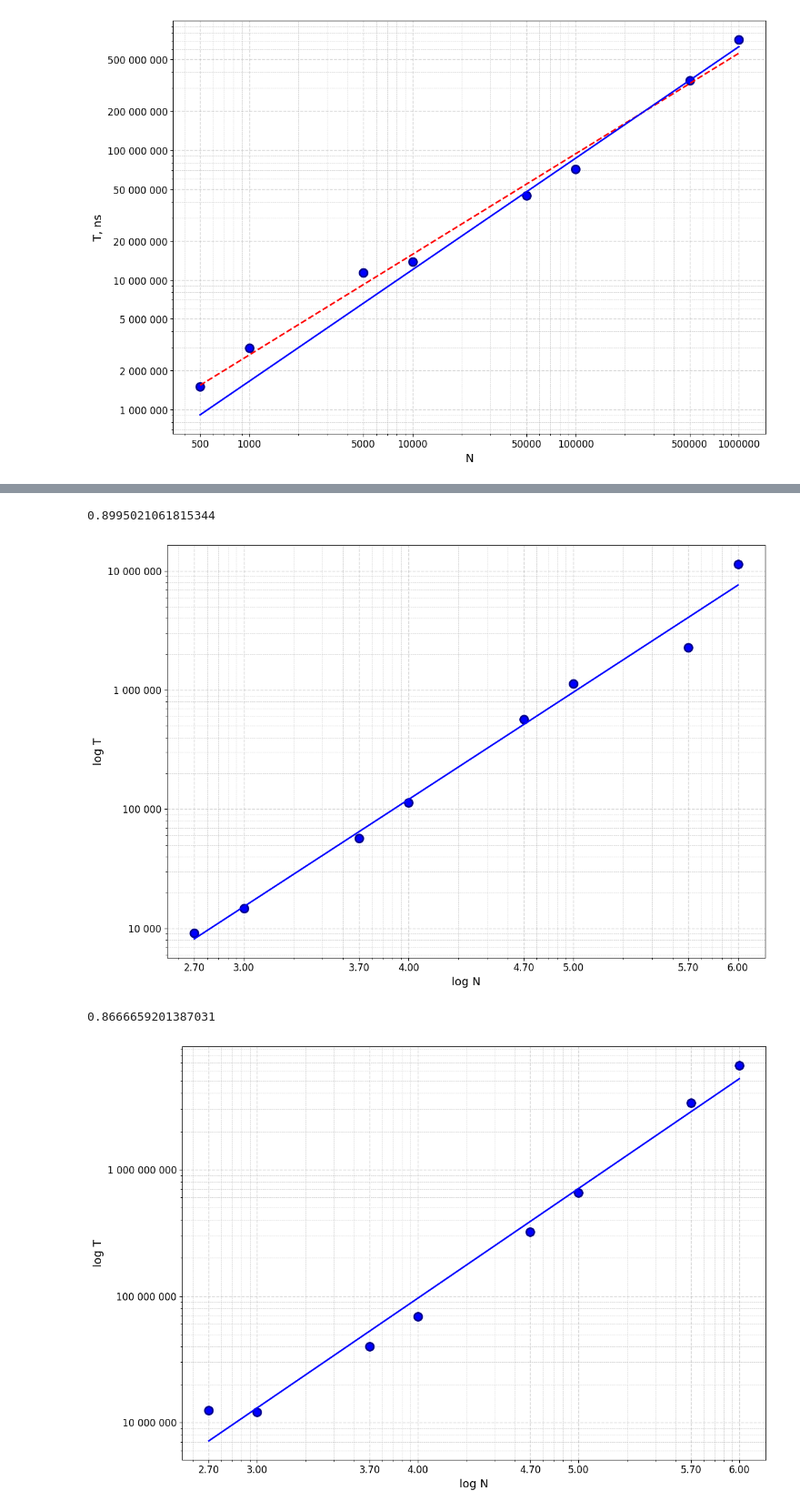
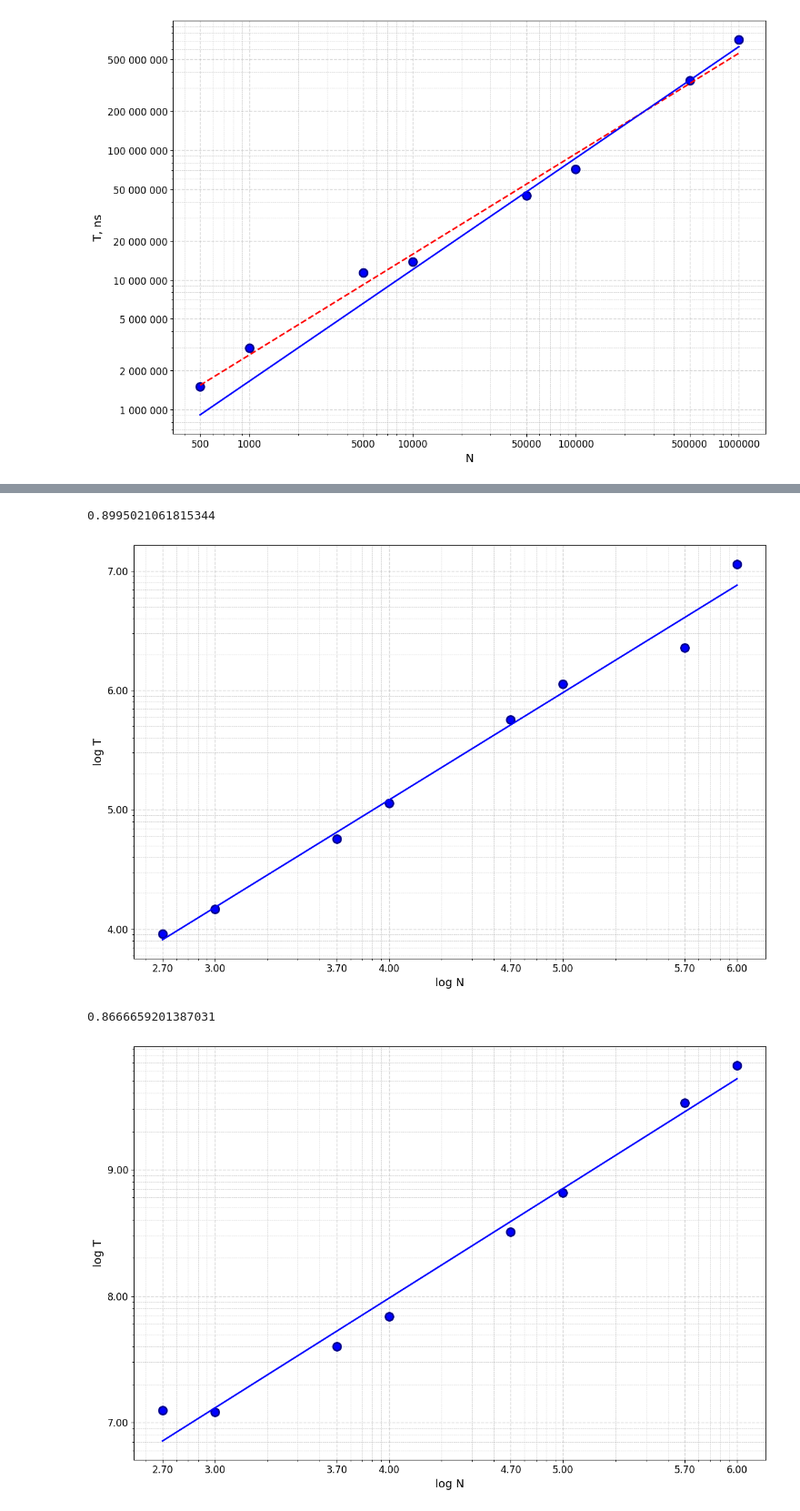
Before and after one commit to ak4235920/laboratory-mipt-2026-cpp, a Jupyter notebook: lab01/graphs.ipynb, the cells around one changed output, grey strips where cells are left out. Shown at 91% size. Saved outputs shown, nothing was run; the diff lists cells and outputs as text; code cells hidden in the pictures.

```diff
--- a/lab01/graphs.ipynb
+++ b/lab01/graphs.ipynb
@@ -131,10 +127,8 @@ custom_xticks = [500, 1000, 5000, 10000, 50000, 100000, 500000, 1000000]
 custom_xtick_labels = [f'{np.log10(val):.2f}' for val in custom_xticks]
 plt.xticks(custom_xticks, custom_xtick_labels, fontsize=12)
 custom_yticks = [1e4, 1e5, 1e6, 1e7]
-custom_ytick_labels =custom_yticks
+custom_ytick_labels = [f'{np.log10(val):.2f}' for val in custom_yticks]
 plt.yticks(custom_yticks, custom_ytick_labels, fontsize=12)
-plt.yticks(fontsize=12)
-plt.gca().yaxis.set_major_formatter(plt.FuncFormatter(lambda x, p: f'{int(x):,}'.replace(',', ' ')))
 plt.grid(True, which='both', linestyle='--', linewidth=0.5, alpha=0.7)
 plt.grid(True, which='major', linewidth=1, alpha=0.5)
 print(k)
@@ -146,44 +140,42 @@ plt.savefig('2.advanced.pdf', bbox_inches='tight', facecolor='white')
 plt.show()
 # %% [output]
 0.8995021061815344
-[figure, old version]
+[figure, new version]
 # %%
 #C
 import matplotlib.pyplot as plt
 import numpy as np
 
 x = np.array([500, 1000, 5000, 10000, 50000, 100000, 500000, 1000000])
 y = np.array([12451250,12109791, 39883958, 68886167, 320401208, 656738833, 3352407542, 6662235667 ])
 plt.figure(figsize=(12, 8))
 plt.plot(x, y, 'bo', markersize=10, markeredgewidth=2, markeredgecolor='darkblue')
 plt.xscale('log')
 plt.yscale('log')
 log_x = np.log10(x)
 log_y = np.log10(y)
 coeffs = np.polyfit(log_x, log_y, 1)
 k, b = coeffs
 plt.xlabel('log N', fontsize=14)
 plt.ylabel('log T', fontsize=14)
 custom_xticks = [500, 1000, 5000, 10000, 50000, 100000, 500000, 1000000]
 custom_xtick_labels = [f'{np.log10(val):.2f}' for val in custom_xticks]
 plt.xticks(custom_xticks, custom_xtick_labels, fontsize=12)
 custom_yticks = [1e7, 1e8, 1e9, 1e10]
-custom_ytick_labels =custom_yticks
+custom_ytick_labels = [f'{np.log10(val):.2f}' for val in custom_yticks]
 plt.yticks(custom_yticks, custom_ytick_labels, fontsize=12)
-plt.yticks(fontsize=12)
-plt.gca().yaxis.set_major_formatter(plt.FuncFormatter(lambda x, p: f'{int(x):,}'.replace(',', ' ')))
 plt.grid(True, which='both', linestyle='--', linewidth=0.5, alpha=0.7)
 plt.grid(True, which='major', linewidth=1, alpha=0.5)
 print(k)
 x_fit = np.logspace(np.log10(min(x)), np.log10(max(x)), 100)
 y_fit = 10**b * x_fit**k
 plt.plot(x_fit, y_fit, 'b-', linewidth=2)
 plt.tight_layout()
-plt.savefig('C.1.pdf', bbox_inches='tight', facecolor='white')
+plt.savefig('C1.pdf', bbox_inches='tight', facecolor='white')
 plt.show()
 # %% [output]
 0.8666659201387031
-[figure, old version]
+[figure, new version]
 # %%
 #B
 import matplotlib.pyplot as plt
```
Also changed, not shown: parts of 7 cells of this notebook, 10 other files.
